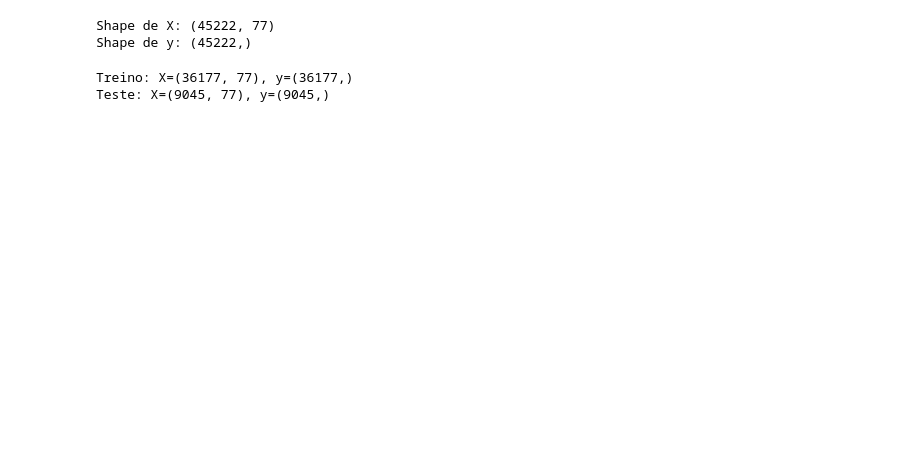
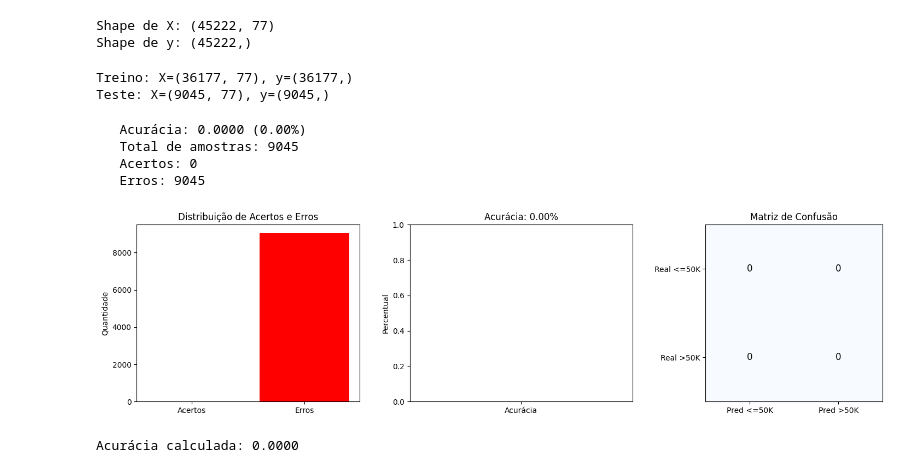
Before and after one commit to VolneySerio/Private-KNN-Laplace, a Jupyter notebook: notebooks/rn.ipynb, the cells around one changed output. Drawn from its saved outputs; the diff is of its cells as text; code cells hidden in the pictures; blank space fills up the shorter version.

```diff
--- a/notebooks/rn.ipynb
+++ b/notebooks/rn.ipynb
@@ -31,3 +31,59 @@ rn = RN(epsilon=1.0, verbose=True)
 rn.fit(X_train, y_train)
 # %%
 y_pred = rn.predict(X_test, 6)
+# %%
+acuracia = np.mean(y_pred == y_test)
+
+print(f"   Acurácia: {acuracia:.4f} ({acuracia*100:.2f}%)")
+print(f"   Total de amostras: {len(y_pred)}")
+print(f"   Acertos: {np.sum(y_pred == y_test)}")
+print(f"   Erros: {np.sum(y_pred != y_test)}")
+# %% [output]
+   Acurácia: 0.0000 (0.00%)
+   Total de amostras: 9045
+   Acertos: 0
+   Erros: 9045
+# %%
+def plotar_resultados(y_test, y_pred):
+    fig, axes = plt.subplots(1, 3, figsize=(15, 4))
+
+    axes[0].bar(['Acertos', 'Erros'],
+                [np.sum(y_test == y_pred), np.sum(y_test != y_pred)],
+                color=['green', 'red'])
+    axes[0].set_title('Distribuição de Acertos e Erros')
+    axes[0].set_ylabel('Quantidade')
+
+    acuracia = np.mean(y_test == y_pred)
+    axes[1].bar(['Acurácia'], [acuracia], color='blue')
+    axes[1].set_ylim([0, 1])
+    axes[1].set_title(f'Acurácia: {acuracia:.2%}')
+    axes[1].set_ylabel('Percentual')
+
+    tp = np.sum((y_test == 1) & (y_pred == 1))
+    tn = np.sum((y_test == 0) & (y_pred == 0))
+    fp = np.sum((y_test == 0) & (y_pred == 1))
+    fn = np.sum((y_test == 1) & (y_pred == 0))
+
+    matriz = [[tn, fp], [fn, tp]]
+    im = axes[2].imshow(matriz, cmap='Blues')
+    axes[2].set_title('Matriz de Confusão')
+    axes[2].set_xticks([0, 1])
+    axes[2].set_yticks([0, 1])
+    axes[2].set_xticklabels(['Pred <=50K', 'Pred >50K'])
+    axes[2].set_yticklabels(['Real <=50K', 'Real >50K'])
+
+    for i in range(2):
+        for j in range(2):
+            axes[2].text(j, i, matriz[i][j],
+                        ha='center', va='center', color='black', fontsize=12)
+
+    plt.tight_layout()
+    plt.show()
+
+    return acuracia
+
+acuracia = plotar_resultados(y_test, y_pred)
+print(f"\nAcurácia calculada: {acuracia:.4f}")
+# %% [output]
+[figure, added]
+Acurácia calculada: 0.0000
```
Also changed, not shown: 2 other files.
